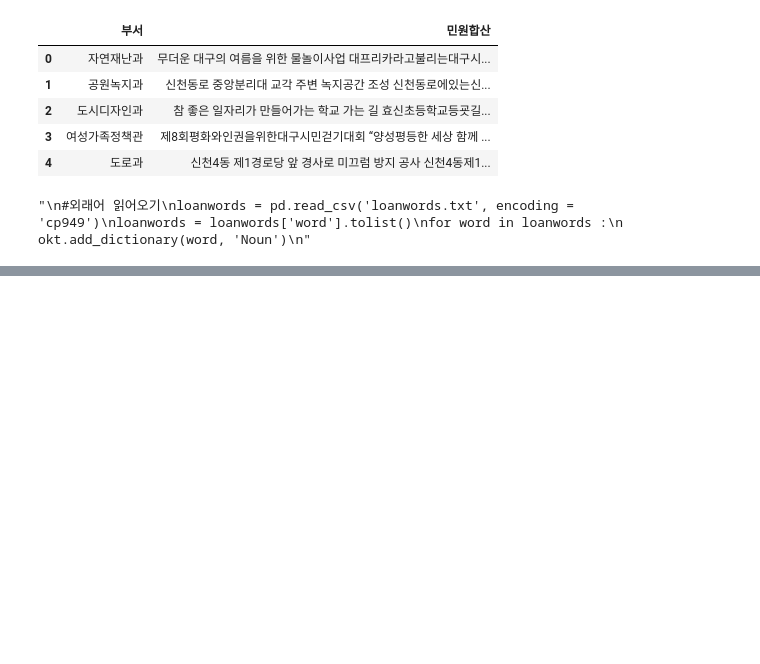
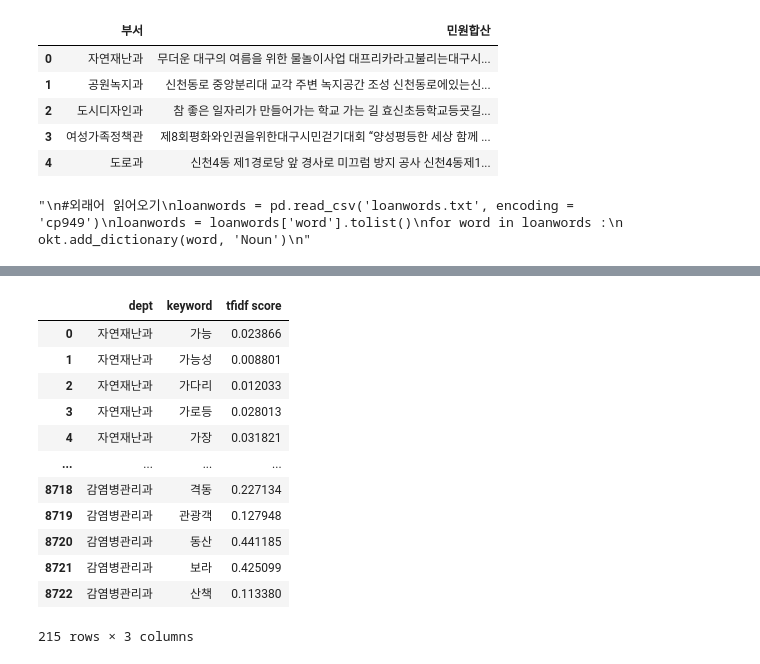
Before and after one commit to 00ddya3/dip_intern, a Jupyter notebook: sincheon/teamMatching.ipynb, the cells around one changed output, grey strips where cells are left out. Saved outputs shown, nothing was run; the diff lists cells and outputs as text; code cells hidden in the pictures; blank space fills up the shorter version.

```diff
--- a/sincheon/teamMatching.ipynb
+++ b/sincheon/teamMatching.ipynb
@@ -171,22 +144,28 @@ for i in range(3464) :
 # %%
+#get main words for each department
 import time
 
 tv = TfidfVectorizer()
 tv_array = tv.fit_transform(clean_sents).toarray()  #문장별 단어 tfidf 값을 가진 [46,3464] 배열
 tv_vocab = {v:k for k,v in tv.vocabulary_.items()}  #단어고유번호:단어 딕셔너리
 
+team_keywords=[]    #부서별 중요단어 리스트
+
 for i, sent in enumerate(tv_array):
     print('====== document[%d] ======' % i)
-    main_words=[]
+    main_words=[]   #(단어, tfidf 지수)
+    team_words=[]   #단어
 
     for j in range(len(sent)) :
 
-        if sent[j] > 0.2 :
-            ww = tv_vocab.get(j)
-            vv = sent[j]
+        if sent[j] > 0.1 :
+            ww = tv_vocab.get(j)    #keyword
+            vv = sent[j]            #tfidf score
             main_words.append((ww,vv))
+            team_words.append(ww)
 
     print(len(main_words), ' : ', main_words)
+    team_keywords.append(team_words)
     time.sleep(1)
 # %% [output]
 ====== document[0] ======
@@ -217,0 +188,9 @@ for id, s in enumerate( tfidfScorer(corpus) ):
+# %%
+keyword_df = D_team['부서']
+keyword_df = keyword_df.to_frame()
+keyword_df['주요단어'] = ''
+
+for i in range(len(team_keywords)) :
+    keyword_df.at[i, '주요단어'] = team_keywords[i]
+
+keyword_df.head()
@@ -217,0 +228,19 @@ for id, s in enumerate( tfidfScorer(corpus) ):
+# %%
+#get main words for each department
+import time
+
+tv = TfidfVectorizer()
+tv_array = tv.fit_transform(clean_sents).toarray()  #문장별 단어 tfidf 값을 가진 [46,3464] 배열
+tv_vocab = {v:k for k,v in tv.vocabulary_.items()}  #단어고유번호:단어 딕셔너리
+
+keyword_df2 = pd.DataFrame(columns=['dept', 'keyword', 'tfidf score'])
+
+for i, sent in enumerate(tv_array):
+    for j in range(len(sent)) :
+        if sent[j] > 0 :
+            dept = D_team.loc[i, '부서']    #부서명
+            keyword = tv_vocab.get(j)       #단어
+            score = sent[j]                    #tfidf 지수
+            keyword_df2.loc[keyword_df2.shape[0]] = [dept, keyword, score]
+
+keyword_df2.head()
@@ -217,0 +254,17 @@ for id, s in enumerate( tfidfScorer(corpus) ):
+# %%
+keyword_df3 = keyword_df2.groupby(['dept'])
+keyword_df3.head()
+# %% [output]
+|  | dept | keyword | tfidf score |
+| 0 | 자연재난과 | 가능 | 0.023866 |
+| 1 | 자연재난과 | 가능성 | 0.008801 |
+| 2 | 자연재난과 | 가다리 | 0.012033 |
+| 3 | 자연재난과 | 가로등 | 0.028013 |
+| 4 | 자연재난과 | 가장 | 0.031821 |
+| ... | ... | ... | ... |
+| 8718 | 감염병관리과 | 격동 | 0.227134 |
+| 8719 | 감염병관리과 | 관광객 | 0.127948 |
+| 8720 | 감염병관리과 | 동산 | 0.441185 |
+| 8721 | 감염병관리과 | 보라 | 0.425099 |
+| 8722 | 감염병관리과 | 산책 | 0.113380 |
+215 rows × 3 columns
```
Also changed, not shown: parts of 11 cells of this notebook, 3 other files.
